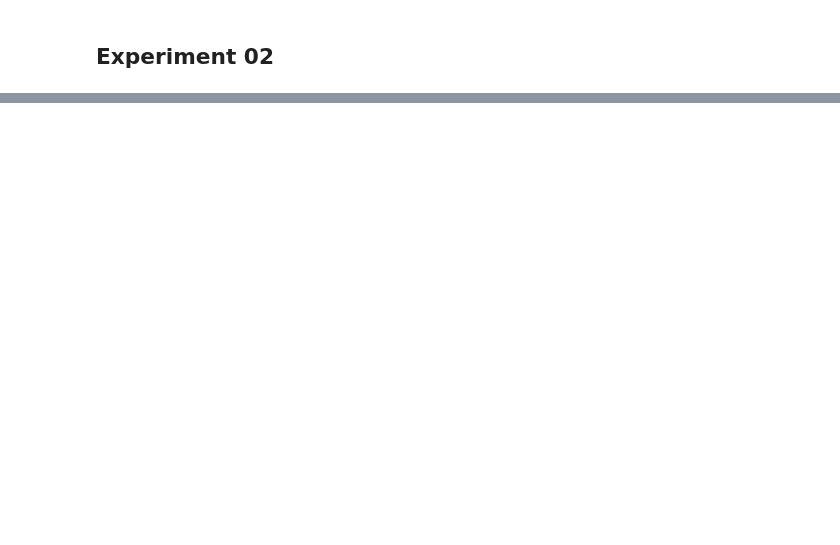
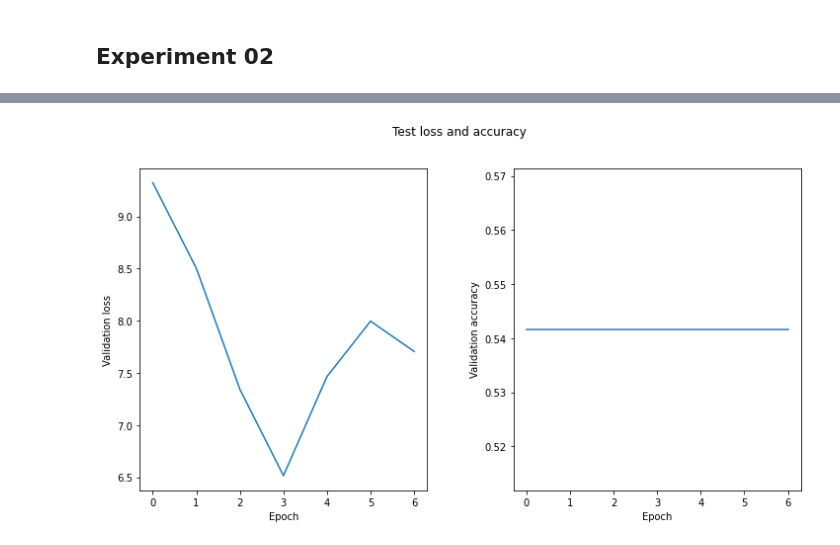
Before and after one commit to jan-kreischer/FedML_w_DP, a Jupyter notebook: src/index.ipynb, the cells around one changed output, grey strips where cells are left out. Saved outputs shown, nothing was run; the diff lists cells and outputs as text; code cells hidden in the pictures; blank space fills up the shorter version.

```diff
--- a/src/index.ipynb
+++ b/src/index.ipynb
@@ -106,2 +106,44 @@ plot_metrics(test_losses, test_accs)
 # %% [markdown]
 ## Experiment 02
+# %%
+# --- TRAINING PARAMETERS ---
+# Number of distributed clients participating in the training process.
+nr_clients = 3
+
+# Learning Rate
+lr = 0.01
+
+# Number of client training epochs.
+client_epochs = 10
+
+# Number of times the server is supposed to perform a global
+# update step by aggregating the trained models from the clients.
+nr_training_rounds = 20
+
+is_parallel = True
+
+data = "MNIST"
+
+# Batch sizes
+if data == "Med":
+    batch_size = 10
+elif data == "MNIST":
+    batch_size = 128
+else:
+    raise NotImplementedError
+# %%
+# --- DIFFERENTIAL PRIVACY PARAMETERS ---
+is_private = True
+
+max_grad_norm = 1.2
+epsilon = 5
+
+epsilon_training_iteration = epsilon / nr_training_rounds
+# DELTA = 1e-5
+
+virtual_batch_size = 2 * batch_size
+assert virtual_batch_size % batch_size == 0  # VIRTUAL_BATCH_SIZE should be divisible by BATCH_SIZE
+n_accumulation_steps = int(virtual_batch_size / batch_size)
+# %%
+server = Server(nr_clients=nr_clients, nr_training_rounds=nr_training_rounds, lr=lr, epochs=client_epochs, data=data, batch_size=batch_size, max_grad_norm=max_grad_norm, epsilon=epsilon, n_accumulation_steps=n_accumulation_steps, epsilon_training_iteration=epsilon_training_iteration, is_parallel=is_parallel, is_private=is_private)
+test_losses, test_accs = server(early=True, patience=5, delta=0.05)
@@ -107,0 +168,4 @@ plot_metrics(test_losses, test_accs)
+# %%
+plot_metrics(test_losses, test_accs)
+# %% [output]
+[figure, added]
```
Also changed, not shown: parts of 3 cells of this notebook.
